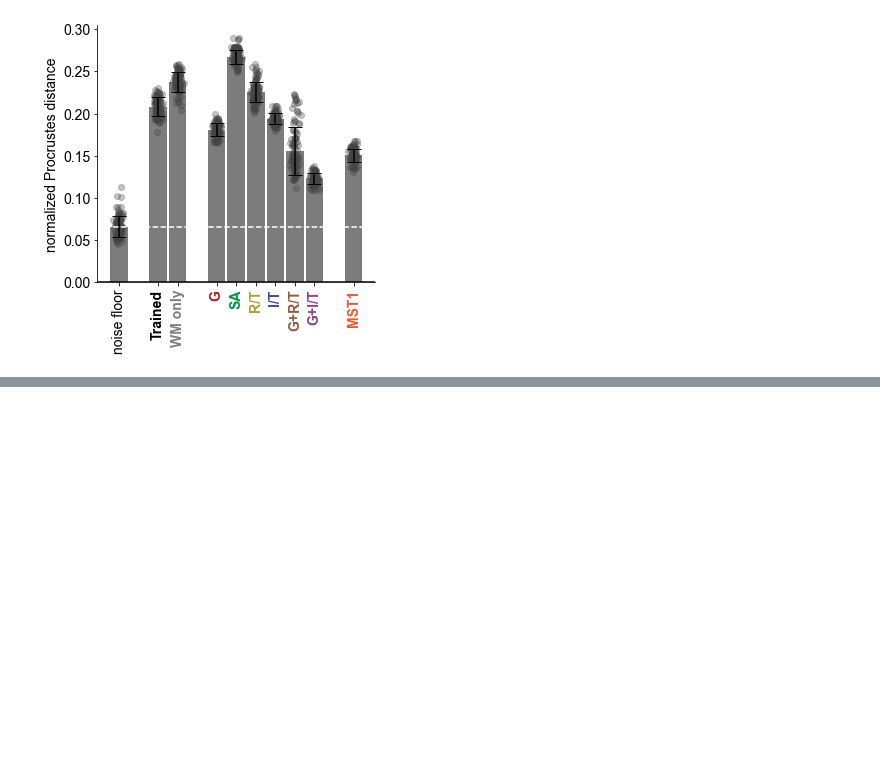
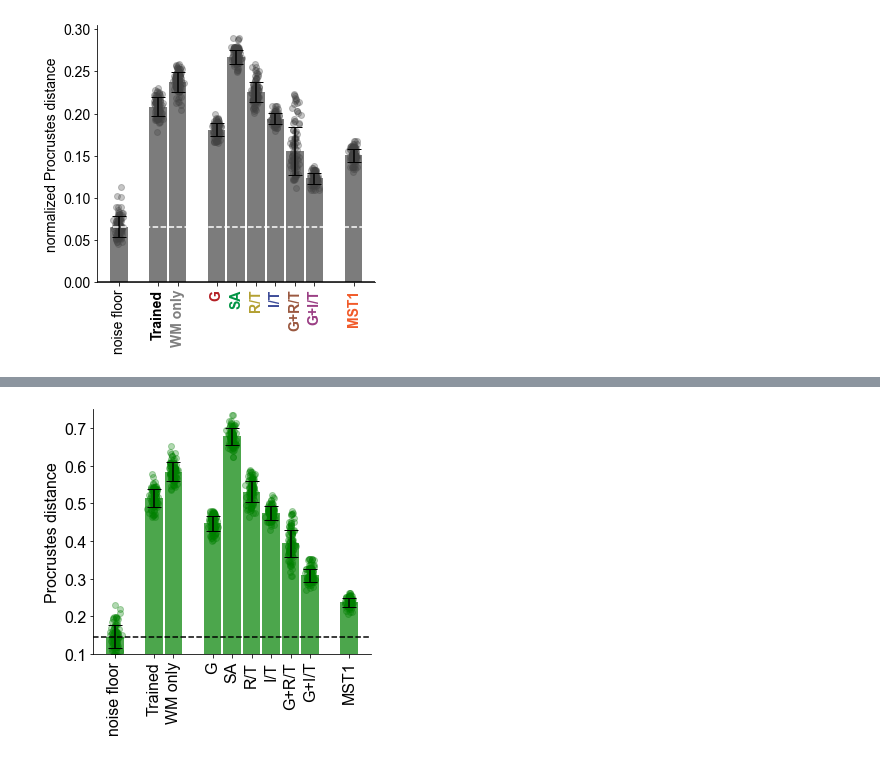
Before and after one commit to azaho/ccn_story3, a Jupyter notebook: netdist_new.ipynb, the cells around one changed output, grey strips where cells are left out. Saved outputs shown, nothing was run; the diff lists cells and outputs as text; code cells hidden in the pictures; blank space fills up the shorter version.

```diff
--- a/netdist_new.ipynb
+++ b/netdist_new.ipynb
@@ -14,7 +14,7 @@ import torch
 neuraldata_normalization = "zscore"  # zscore, range, None
 neuraldata_set = "either_selective"  # either_selective, both_selective
 rnn_normalization = "zscore"  # zscore, range, None
-rnn_add_sensory_units = True  # whether to add the sensory units of the RNNs into the procrustes distance calculation
+rnn_add_sensory_units = False  # whether to add the sensory units of the RNNs into the procrustes distance calculation
 
 neuraldata_normalization_suffix = {"zscore": "_zscored", None: "", "range": ""}[neuraldata_normalization]
 
@@ -983,0 +1032,52 @@ for mendoza_halliday_et_al_2023/mendoza_halliday_et_al_2014, n_samples=186
+# %%
+save_figure=True
+# # # # # PLOTTING
+
+distances_list = [noise_floor_distances] + comparison_distances
+labels = ['noise floor'] + [all_networks[x]['display_name'] for x in comparison_networks]
+network_colors = [all_networks[x]['color'] for x in comparison_networks]
+
+means = []
+errors = []
+# Calculate means and standard deviations for each array
+for distances in distances_list:
+    means.append(np.mean(distances)*np.pi/2)
+    #errors.append(1.96*np.std(distances)/(N_repeats-1)**0.5) #uncomment for 95% CI
+    errors.append(np.std(distances)*np.pi/2)  #uncomment for SD
+
+x = [ 0,  2,  3,  5,  6,  7,  8,  9, 10, 12]  # the label locations
+width = 0.9  # the width of the bars
+
+fig, ax = plt.subplots(figsize=(5, 5))
+plt.rc('font', **{'family': 'Arial', 'weight': 'normal', 'size': 16})
+
+barcolor = "green"
+dotscolor = barcolor
+
+# Add data points
+for i, mean in enumerate(means):
+    y_values = np.copy(distances_list[i])
+    np.random.shuffle(y_values)
+    y_values = y_values[::n_network_samples]*np.pi/2  # only show some datapoints to not overcrowd the graph
+    if i==0: y_values = y_values[::len(comparison_networks)]  # only show some datapoints to not overcrowd the graph
+    ax.scatter(np.random.randn(len(y_values))*0.1+x[i], y_values, color=dotscolor, zorder=0, alpha=0.3)
+
+# Create bars with error bars
+rects1 = ax.bar(x, means, width, yerr=errors, color=barcolor, alpha=0.7, label='Means', capsize=7)
+ax.axhline(means[0], color="black", linestyle="--")
+
+# Labels and titles
+ax.set_ylabel('Procrustes distance')
+ax.set_xticks(x)
+ax.set_xticklabels(labels, rotation=90)
+#ax.axhline(0, color='black')
+plt.gca().spines['top'].set_visible(False)
+plt.gca().spines['right'].set_visible(False)
+plt.ylim(0.10, 0.75)
+fig.tight_layout()
+if save_figure:
+    plt.savefig(f'paper_figures/_procrustes_distance_to_{neuraldata_name}_forDiego.pdf', bbox_inches='tight')
+else:
+    plt.show()
+# %% [output]
+[figure, added]
```
Also changed, not shown: parts of 2 cells of this notebook, 4 other files.
